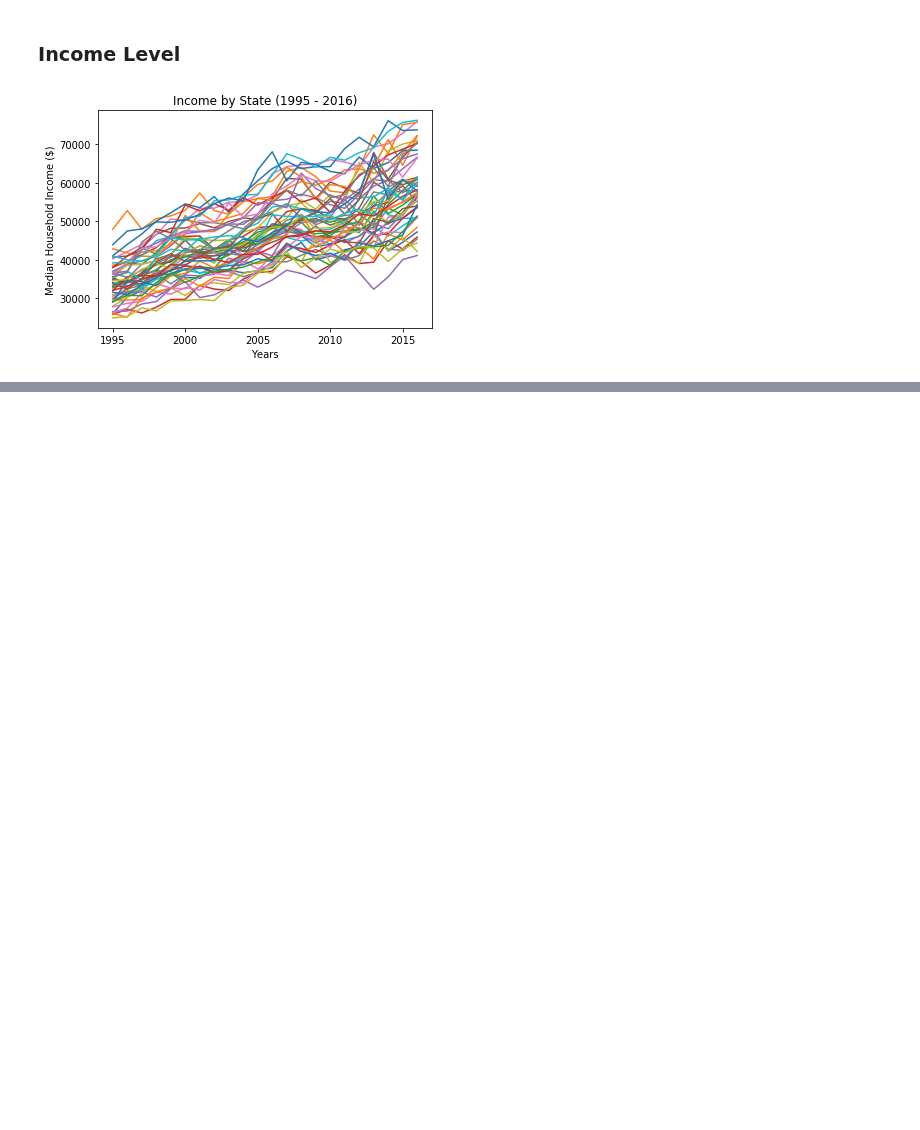
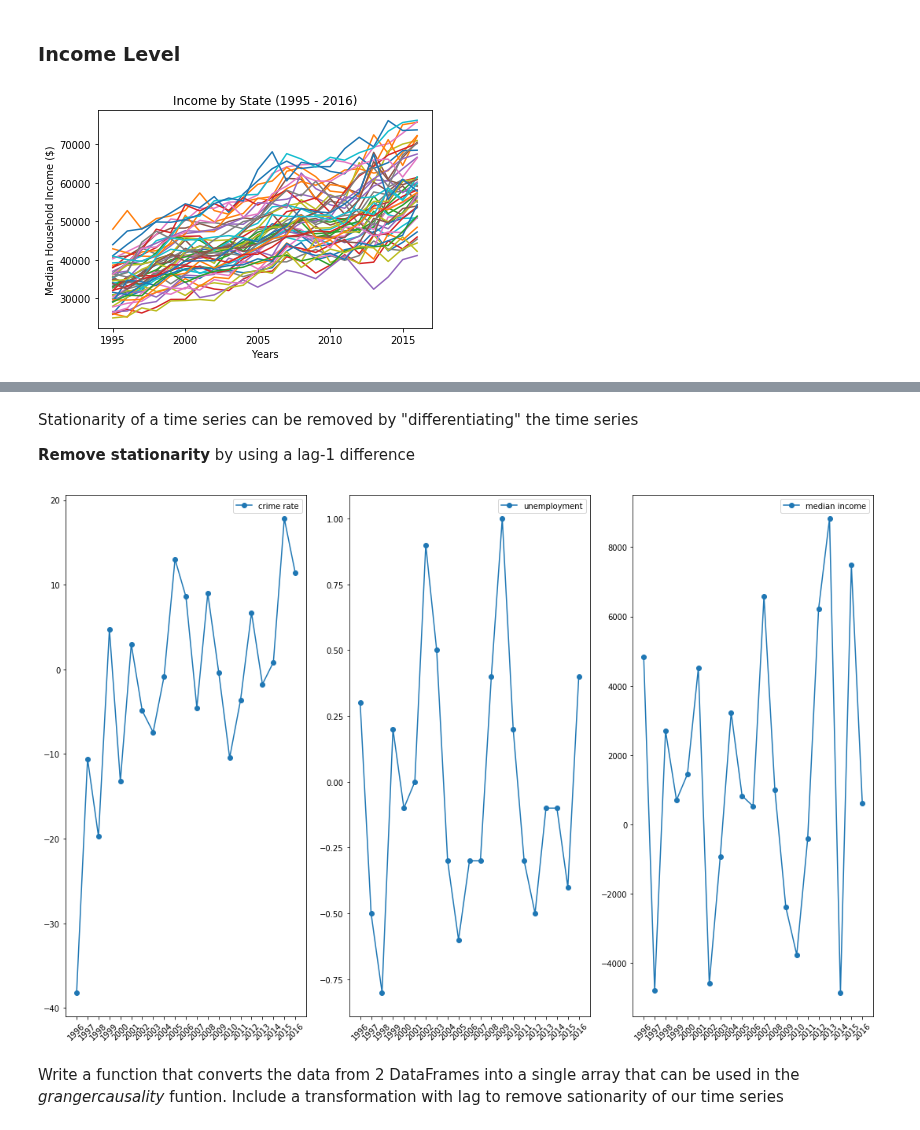
Before and after one commit to navbala/Crime-Rate-Predictor, a Jupyter notebook: Final Data Analysis.ipynb, the cells around one changed output, grey strips where cells are left out. Cells and saved outputs as stored; diff of their text form; code cells hidden in the pictures; blank space fills up the shorter version.

```diff
--- a/Final Data Analysis.ipynb
+++ b/Final Data Analysis.ipynb
@@ -602,0 +672,11 @@ plt.show()
+# %% [markdown]
+Stationarity of a time series can be removed by "differentiating" the time series
+
+**Remove stationarity** by using a lag-1 difference
+# %%
+plot_state_lag('AK', 1)
+# %% [output]
+[figure, added]
+# %% [markdown]
+Write a function that converts the data from 2 DataFrames into a single array that can be used in the *grangercausality* funtion.
+Include a transformation with lag to remove sationarity of our time series
```
Also changed, not shown: parts of 12 cells of this notebook, 1 other file.
